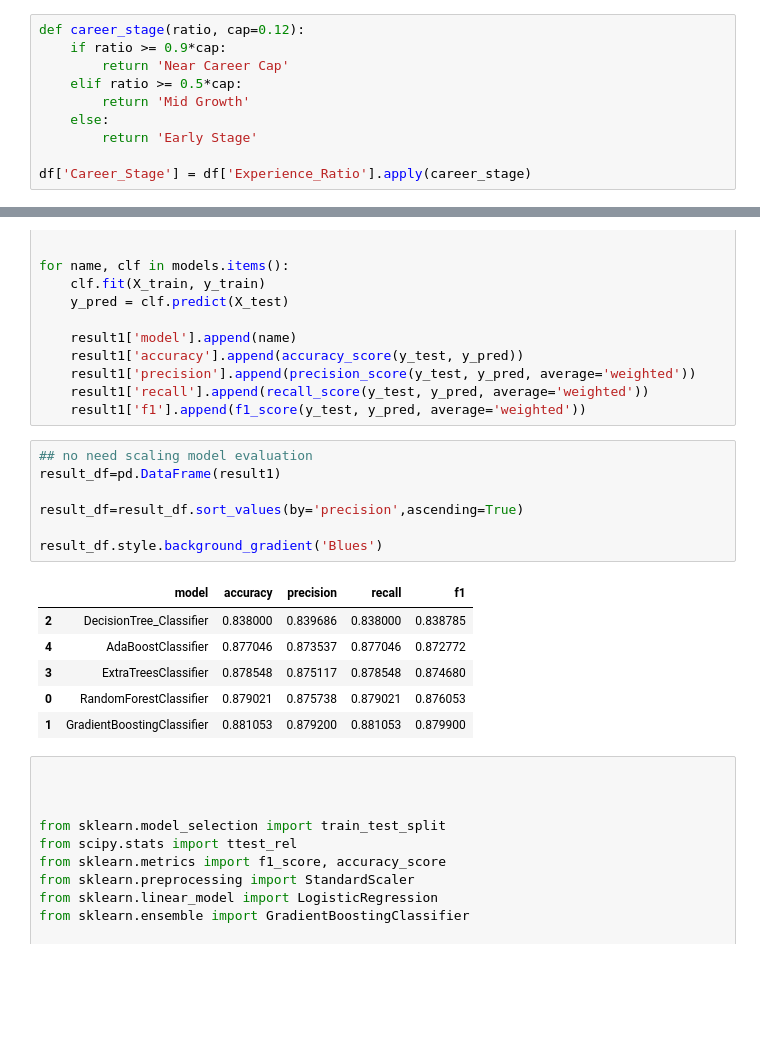
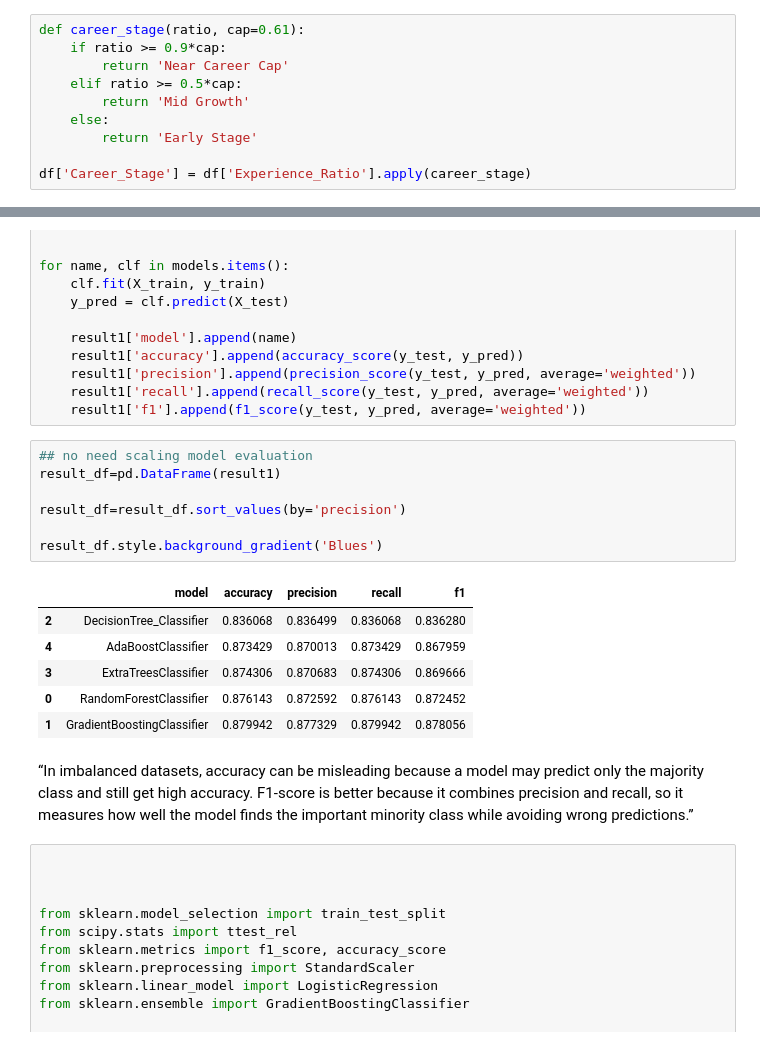
Before and after one commit to SANA956792/Smart-Hiring-Prediction-System-using-Machine-Learning, a Jupyter notebook: hiring.ipynb, the cells around one changed output, grey strips where cells are left out. Saved outputs shown, nothing was run; the diff lists cells and outputs as text; blank space fills up the shorter version.

```diff
--- a/hiring.ipynb
+++ b/hiring.ipynb
@@ -251,7 +252,7 @@ print(career_cap)
 # %% [output]
 0.6129032258064516
 # %%
-def career_stage(ratio, cap=0.12):
+def career_stage(ratio, cap=0.61):
     if ratio >= 0.9*cap:
         return 'Near Career Cap'
     elif ratio >= 0.5*cap:
@@ -490,17 +489,20 @@ for name, clf in models.items():
 # %%
 ## no need scaling model evaluation
 result_df=pd.DataFrame(result1)
 
-result_df=result_df.sort_values(by='precision',ascending=True)
+result_df=result_df.sort_values(by='precision')
 
 result_df.style.background_gradient('Blues')
 # %% [output]
 |  | model | accuracy | precision | recall | f1 |
-| 2 | DecisionTree_Classifier | 0.838000 | 0.839686 | 0.838000 | 0.838785 |
-| 4 | AdaBoostClassifier | 0.877046 | 0.873537 | 0.877046 | 0.872772 |
-| 3 | ExtraTreesClassifier | 0.878548 | 0.875117 | 0.878548 | 0.874680 |
-| 0 | RandomForestClassifier | 0.879021 | 0.875738 | 0.879021 | 0.876053 |
-| 1 | GradientBoostingClassifier | 0.881053 | 0.879200 | 0.881053 | 0.879900 |
+| 2 | DecisionTree_Classifier | 0.836068 | 0.836499 | 0.836068 | 0.836280 |
+| 4 | AdaBoostClassifier | 0.873429 | 0.870013 | 0.873429 | 0.867959 |
+| 3 | ExtraTreesClassifier | 0.874306 | 0.870683 | 0.874306 | 0.869666 |
+| 0 | RandomForestClassifier | 0.876143 | 0.872592 | 0.876143 | 0.872452 |
+| 1 | GradientBoostingClassifier | 0.879942 | 0.877329 | 0.879942 | 0.878056 |
+# %% [markdown]
+“In imbalanced datasets, accuracy can be misleading because a model may predict only the majority class and still get high accuracy.
+F1-score is better because it combines precision and recall, so it measures how well the model finds the important minority class while avoiding wrong predictions.”
 # %%
 
 
```
Also changed, not shown: parts of 4 cells of this notebook.
